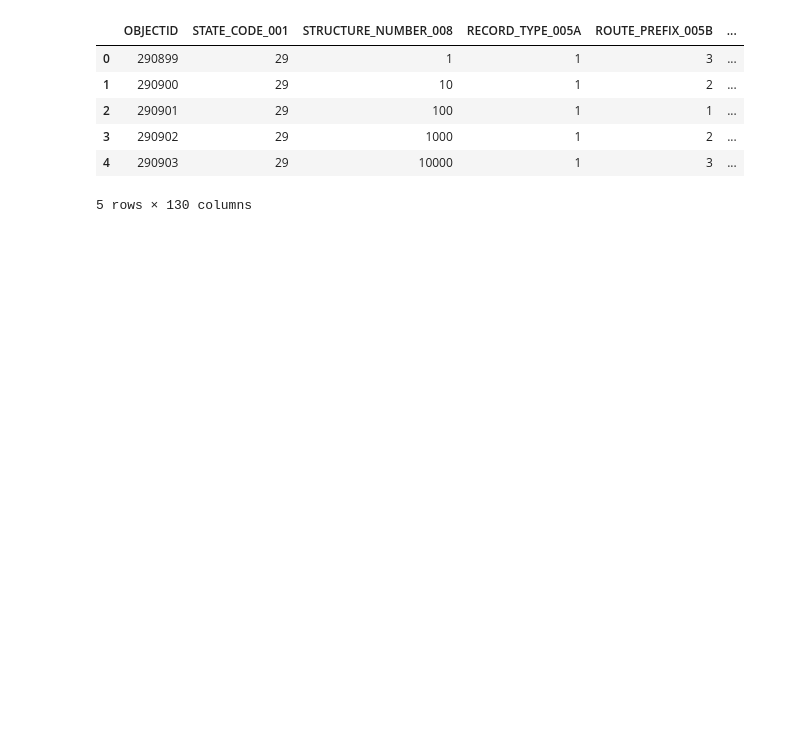
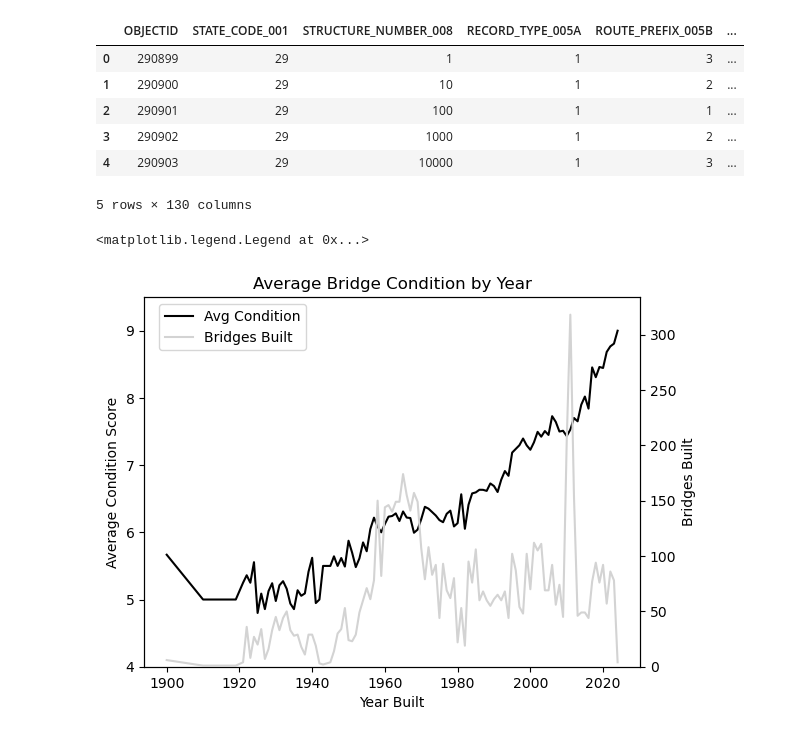
Before and after one commit to kenziemcallister/MODOT-Bridges-Data-Story, a Jupyter notebook: ConditionPlots.ipynb, the cells around one changed output. Cells and saved outputs as stored; diff of their text form; code cells hidden in the pictures; blank space fills up the shorter version.

```diff
--- a/ConditionPlots.ipynb
+++ b/ConditionPlots.ipynb
@@ -15,5 +16,53 @@ df.head()
 | 4 | 290903 | 29 | 10000 | 1 | 3 | ... |
 5 rows × 130 columns
 # %%
-# Scatter -- Year built vs Condition
+# Line plot -- Average condition of bridges per year plotted with num of bridges constructed
+
+df_lineplot = pd.DataFrame()    # dataframe used for this specific visualization
+
+#  store bridge superstructure condition and year built in the dataframe
+df_lineplot["Superstructure Condition"] = df["SUPERSTRUCTURE_COND_059"]
+df_lineplot["Year Built"] = df["YEAR_BUILT_027"]
+
+# filter out a score of "N" in superstrucutre condition to remove culverts
+df_lineplot["Superstructure Condition"] = df_lineplot["Superstructure Condition"].apply(lambda x: int(x) if x != "N" else "Culvert")
+df_lineplot= df_lineplot[df_lineplot["Superstructure Condition"]!= "Culvert"]
+
+# get average conditon of bridges built in each year, store in df for seaborn usage
+avg_condition_list = df_lineplot.groupby("Year Built")["Superstructure Condition"].mean()
+avg_condition_df = avg_condition_list.reset_index()
+avg_condition_df.columns = ["Year Built", "Average Superstructure Condition"]
+
+# get num of bridges from each year
+bridge_counts = df_lineplot.groupby("Year Built").size().reset_index(name="Bridges Built")
+avg_condition_df = avg_condition_df.merge(bridge_counts, on="Year Built")
+
+# plot using seaborn -- avg bridge score in black, num of bridges in gray
+ax = sns.lineplot(data=avg_condition_df, x="Year Built", y="Average Superstructure Condition", color="black", label = "Avg Condition")
+ax.set_ylim(ymin=4, ymax=9.5)
+ax.set_title("Average Bridge Condition by Year")
+ax.set_ylabel("Average Condition Score")
+
+
+ax2 = ax.twinx()
+ax2 = sns.lineplot(data=avg_condition_df, x="Year Built", y="Bridges Built", color="lightgray", label= "Bridges Built")
+ax2.set_ylim(ymin=0)
+
+# grab labels used for legend
+lines_1, labels_1 = ax.get_legend_handles_labels()
+lines_2, labels_2 = ax2.get_legend_handles_labels()
+
+# remove autogenerated legends (sometimes overlap with legend to be added)
+ax.legend_.remove()
+ax2.legend_.remove()
+
+# add legend with labels from both axes
+ax.legend(
+    lines_1 + lines_2,
+    labels_1 + labels_2,
+    bbox_to_anchor=(.34, 1),
+)
+# %% [output]
+<matplotlib.legend.Legend at 0x...>
+[figure, added]
 # %%
```
Also changed, not shown: parts of 3 cells of this notebook.
